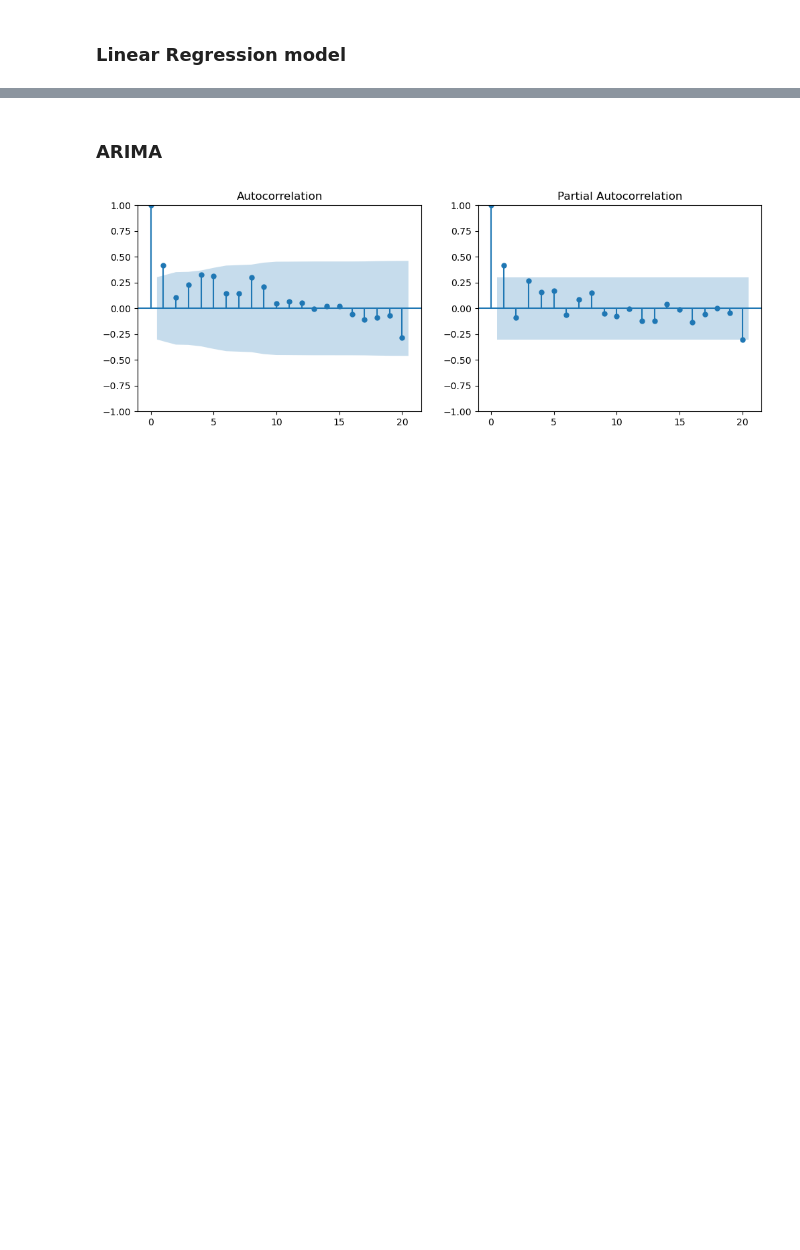
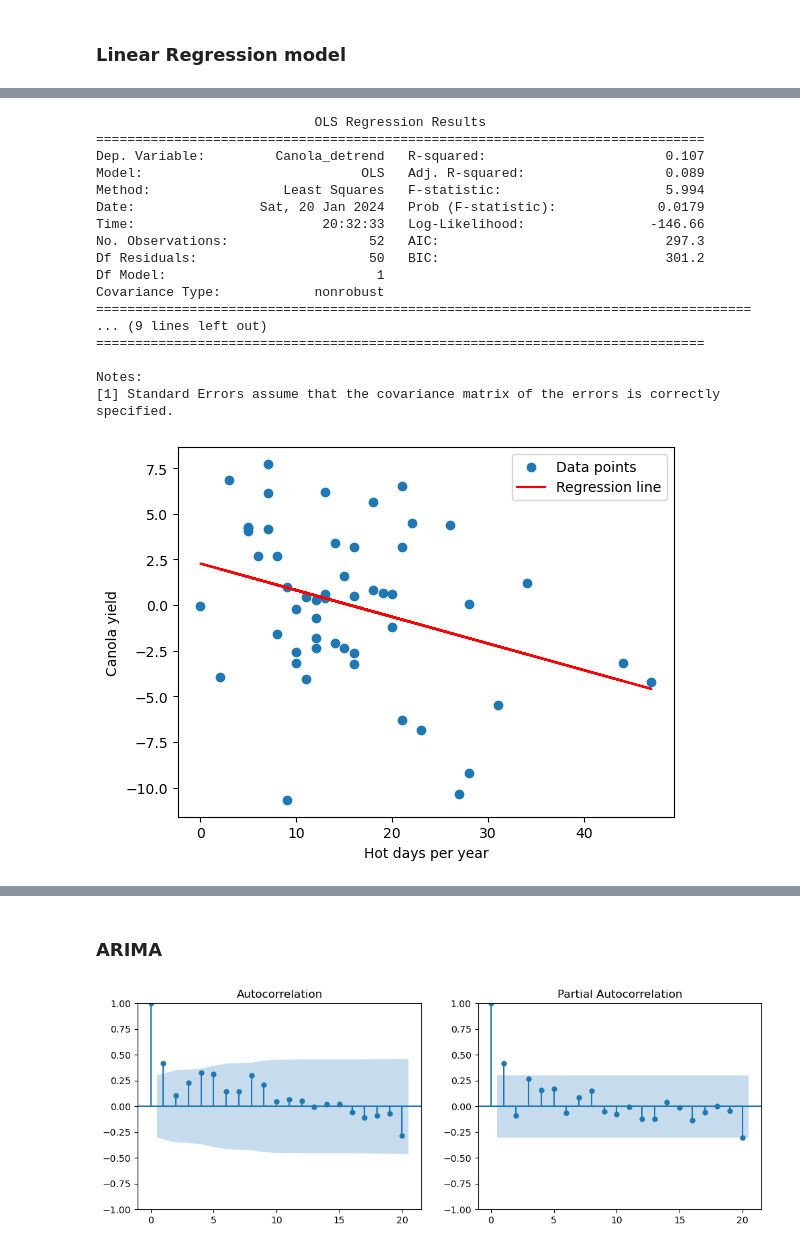
Before and after one commit to Laura-Pldk/Canola_Yield_Prediction, a Jupyter notebook: notebooks/Canola_presentation.ipynb, the cells around one changed output, grey strips where cells are left out. Cells and saved outputs as stored; diff of their text form; code cells hidden in the pictures; blank space fills up the shorter version.

```diff
--- a/notebooks/Canola_presentation.ipynb
+++ b/notebooks/Canola_presentation.ipynb
@@ -697,0 +634,44 @@ Notes:
+# %%
+# Hot days in year
+
+y = canola_lr.iloc[:, 0]
+X_1 = canola_lr[["hot_days_in_year"]]
+
+X_1 = sm.add_constant(X_1)
+
+model = sm.OLS(y, X_1)
+results_one = model.fit()
+
+print(results_one.summary())
+
+plt.scatter(canola_lr[["hot_days_in_year"]], canola_lr[["Canola_detrend"]], label='Data points')
+
+# Plot the regression line
+plt.plot(canola_lr[["hot_days_in_year"]], results_one.predict(), color='red', label='Regression line')
+
+# Add labels and a legend
+plt.xlabel('Hot days per year')
+plt.ylabel('Canola yield')
+plt.legend()
+
+# Show the plot
+plt.show()
+# %% [output]
+                            OLS Regression Results
+==============================================================================
+Dep. Variable:         Canola_detrend   R-squared:                       0.107
+Model:                            OLS   Adj. R-squared:                  0.089
+Method:                 Least Squares   F-statistic:                     5.994
+Date:                Sat, 20 Jan 2024   Prob (F-statistic):             0.0179
+Time:                        20:32:33   Log-Likelihood:                -146.66
+No. Observations:                  52   AIC:                             297.3
+Df Residuals:                      50   BIC:                             301.2
+Df Model:                           1
+Covariance Type:            nonrobust
+====================================================================================
+... (9 lines left out)
+==============================================================================
+
+Notes:
+[1] Standard Errors assume that the covariance matrix of the errors is correctly specified.
+[figure, added]
```
Also changed, not shown: parts of 28 cells of this notebook.
